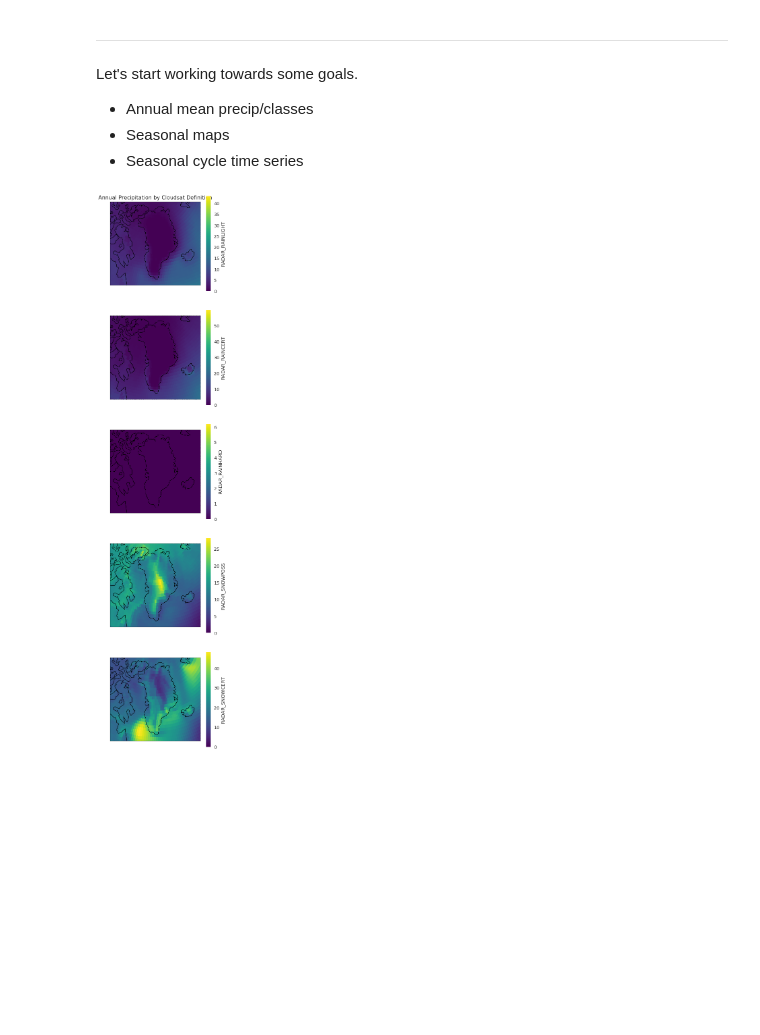
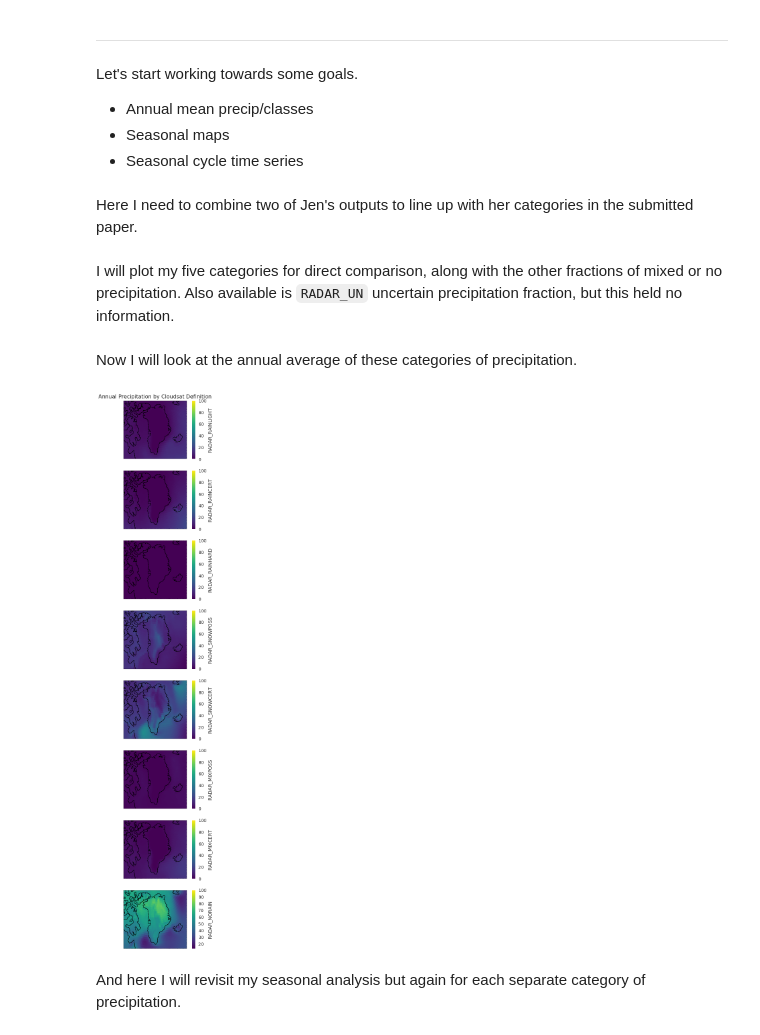
Before and after one commit to dcamron/cosp-explore, a Jupyter notebook: notebooks/explore.ipynb, the cells around one changed output. Saved outputs shown, nothing was run; the diff lists cells and outputs as text; code cells hidden in the pictures; blank space fills up the shorter version.

Commit message:
Updated paths and added more outputs to explore remaining fraction. Also scaled plots uniformly.

```diff
--- a/notebooks/explore.ipynb
+++ b/notebooks/explore.ipynb
@@ -20,8 +21,11 @@ client
 # %% [output]
 | Client Scheduler: tcp://127.0.0.1... | Cluster Workers: 72 Cores: 72 Mem... |
 # %%
-# Working directory
-indir = ('/glade/p/cesm/pcwg_dev/jenkay/COSP/cesm112lens/runs_cesm1_1_2_LENS_n16_cosp1.4_opaq_prec/'+
-         'b.e11.BRCP85C5CNBDRD.f09_g16.001_cosp1.4_opaq_prec_goldenrun_agl/')
+# Working directories
+data_indir = (
+    '/glade/p/cesm/pcwg_dev/jenkay/COSP/cesm112lens/runs_cesm1_1_2_LENS_n16_cosp1.4_opaq_prec/'+
+    'b.e11.BRCP85C5CNBDRD.f09_g16.001_cosp1.4_opaq_prec_goldenrun_agl/')
 
-#'cesm112LENS_FAMIPC5.f09_f09.001_cosp1.4_opaq_prec/atm/hist/')
+obs_indir = '/glade/p/work/jenkay/obs/COSP/CLOUDSAT/v2_Tristan/'
+
+mask_indir = '/glade/p/work/lvank/racmo/gismask_RACMO23_0.9x1.25_con.nc'
@@ -38,8 +35,6 @@ Similar to before, though these data are only monthly RCP8.5 "present" and "futu
 # %%
-# Reading in all years of monthly mean data and attempt to slice to Greenland bounds
-ds = xr.open_mfdataset(indir+'b.e11.BRCP85C5CNBDRD.f09_g16.001_cosp1.4_opaq_prec_goldenrun_agl.cam.h0.*.nc', decode_times=False)
-
-#'cesm112LENS_FAMIPC5.f09_f09.001_cosp1.4_opaq_prec.cam.h0.*.nc') old dir
+# Reading in all years of monthly mean data
+ds = xr.open_mfdataset(data_indir+'b.e11.BRCP85C5CNBDRD.f09_g16.001_cosp1.4_opaq_prec_goldenrun_agl.cam.h0.*.nc', decode_times=False)
 
 ds['time'] = pd.date_range('2011-01', '2021-02', freq='MS')
 ds = ds.sel(lat=slice(0, 90)).sel(time=slice('2011-01-01', '2020-12-01'))
@@ -97,27 +92,35 @@ Let's start working towards some goals.
 * Annual mean precip/classes
 * Seasonal maps
 * Seasonal cycle time series
+# %% [markdown]
+Here I need to combine two of Jen's outputs to line up with her categories in the submitted paper.
 # %%
 RADAR_RAINLIGHT = ds['RADAR_RAINPOSS'] + ds['RADAR_RAINPROB']
 RADAR_RAINLIGHT.attrs['long_name'] = 'CloudSat Radar Light Rain'
 RADAR_RAINLIGHT.attrs['units'] = 'percent'
 
 ds['RADAR_RAINLIGHT'] = RADAR_RAINLIGHT
+# %% [markdown]
+I will plot my five categories for direct comparison, along with the other fractions of mixed or no precipitation. Also available is `RADAR_UN` uncertain precipitation fraction, but this held no information.
 # %%
-radar_vars = ['RADAR_RAINLIGHT', 'RADAR_RAINCERT', 'RADAR_RAINHARD', 'RADAR_SNOWPOSS', 'RADAR_SNOWCERT']
+radar_vars = ['RADAR_RAINLIGHT', 'RADAR_RAINCERT', 'RADAR_RAINHARD', 'RADAR_SNOWPOSS', 'RADAR_SNOWCERT', 'RADAR_MIXPOSS', 'RADAR_MIXCERT', 'RADAR_NORAIN']
+# %% [markdown]
+Now I will look at the annual average of these categories of precipitation.
 # %%
 f, axes = plt.subplots(len(radar_vars), 1, figsize=(6, 30), subplot_kw={'projection': ccrs.NorthPolarStereo(central_longitude=315)})
 
 for i, var in enumerate(radar_vars):
-    p = ds[var].mean('time').plot.pcolormesh(ax=axes[i], transform=ccrs.PlateCarree())
+    p = ds[var].mean('time').plot.pcolormesh(ax=axes[i], transform=ccrs.PlateCarree(), vmax=100)
 
     for ax in axes:
         ax.coastlines()
         ax.set_extent([290, 340, 55, 85])
 
     axes[0].set_title('Annual Precipitation by Cloudsat Definition', y=1.005)
 # %% [output]
-[figure, old version]
+[figure, new version]
+# %% [markdown]
+And here I will revisit my seasonal analysis but again for each separate category of precipitation.
 # %%
 for var in radar_vars:
     meantime_plots(var, 'season')
```
Also changed, not shown: parts of 6 cells of this notebook, 8 other files.
